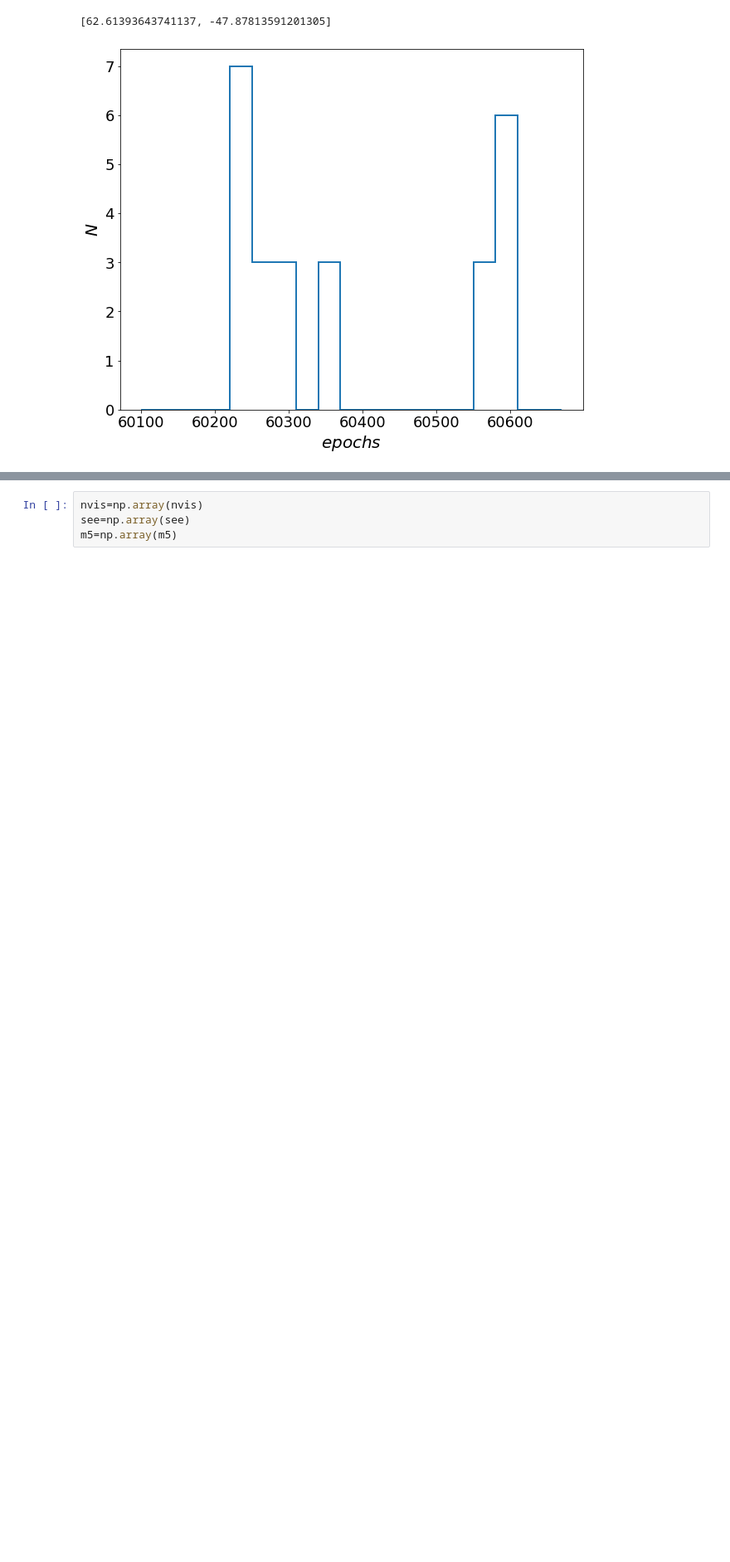
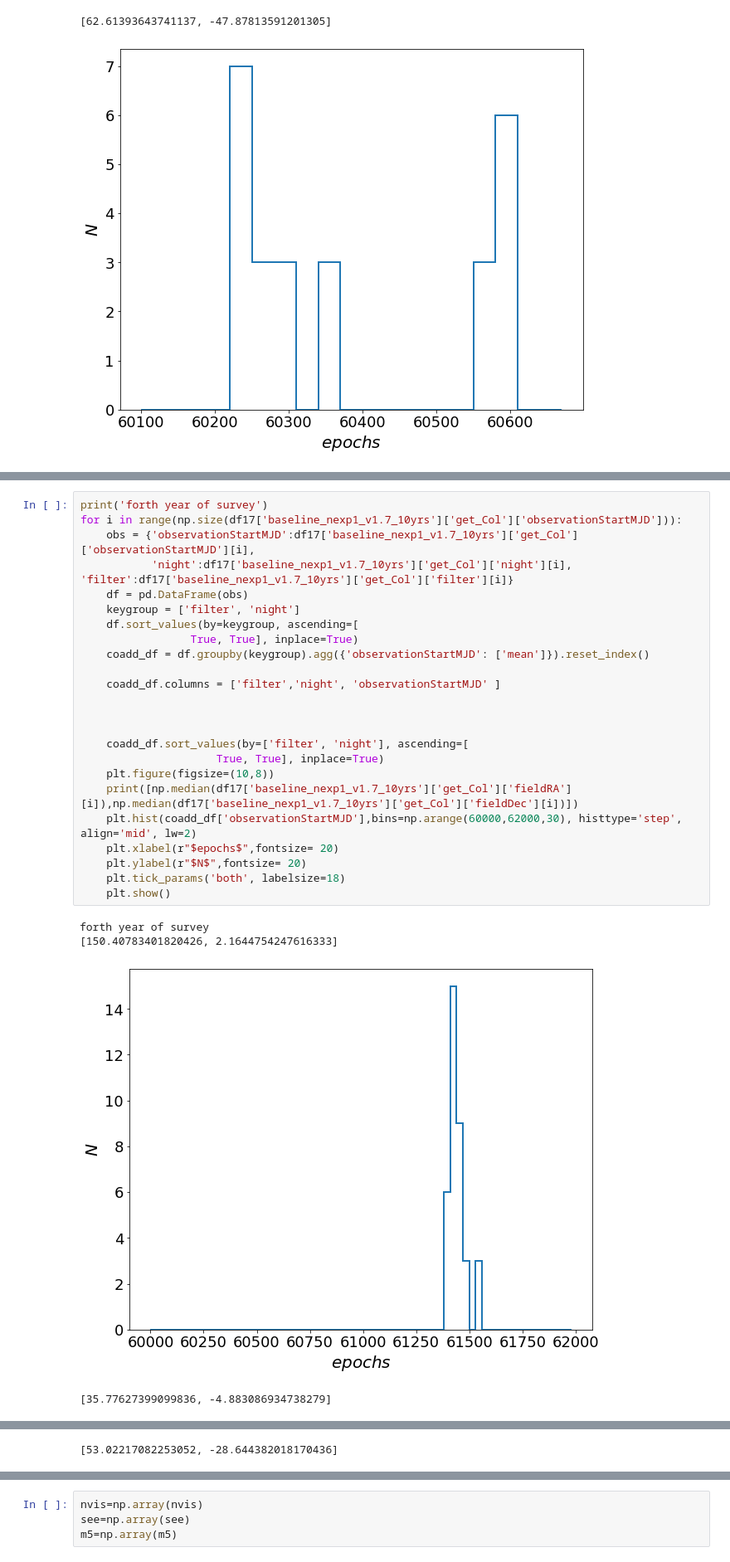
Before and after one commit to FabioRagosta/LSSTmetrics, a Jupyter notebook: SNRateMetric-DDF.ipynb, the cells around one changed output, grey strips where cells are left out. Shown at 83% size. Saved outputs shown, nothing was run; the diff lists cells and outputs as text; blank space fills up the shorter version.

```diff
--- a/SNRateMetric-DDF.ipynb
+++ b/SNRateMetric-DDF.ipynb
@@ -1239 +1285,30 @@ third year of survey
 ... (4 outputs left out)
+# %%
+print('forth year of survey')
+for i in range(np.size(df17['baseline_nexp1_v1.7_10yrs']['get_Col']['observationStartMJD'])):
+    obs = {'observationStartMJD':df17['baseline_nexp1_v1.7_10yrs']['get_Col']['observationStartMJD'][i],
+           'night':df17['baseline_nexp1_v1.7_10yrs']['get_Col']['night'][i], 'filter':df17['baseline_nexp1_v1.7_10yrs']['get_Col']['filter'][i]}
+    df = pd.DataFrame(obs)
+    keygroup = ['filter', 'night']
+    df.sort_values(by=keygroup, ascending=[
+                 True, True], inplace=True)
+    coadd_df = df.groupby(keygroup).agg({'observationStartMJD': ['mean']}).reset_index()
+
+    coadd_df.columns = ['filter','night', 'observationStartMJD' ]
+
+
+
+    coadd_df.sort_values(by=['filter', 'night'], ascending=[
+                     True, True], inplace=True)
+    plt.figure(figsize=(10,8))
+    print([np.median(df17['baseline_nexp1_v1.7_10yrs']['get_Col']['fieldRA'][i]),np.median(df17['baseline_nexp1_v1.7_10yrs']['get_Col']['fieldDec'][i])])
+    plt.hist(coadd_df['observationStartMJD'],bins=np.arange(60000,62000,30), histtype='step', align='mid', lw=2)
+    plt.xlabel(r"$epochs$",fontsize= 20)
+    plt.ylabel(r"$N$",fontsize= 20)
+    plt.tick_params('both', labelsize=18)
+    plt.show()
+# %% [output]
+forth year of survey
+[150.40783401820426, 2.1644754247616333]
+[figure, added]
+[35.77627399099836, -4.883086934738279]
@@ -1239,0 +1316 @@ third year of survey
+[53.02217082253052, -28.644382018170436]
```
Also changed, not shown: parts of 22 cells of this notebook.
